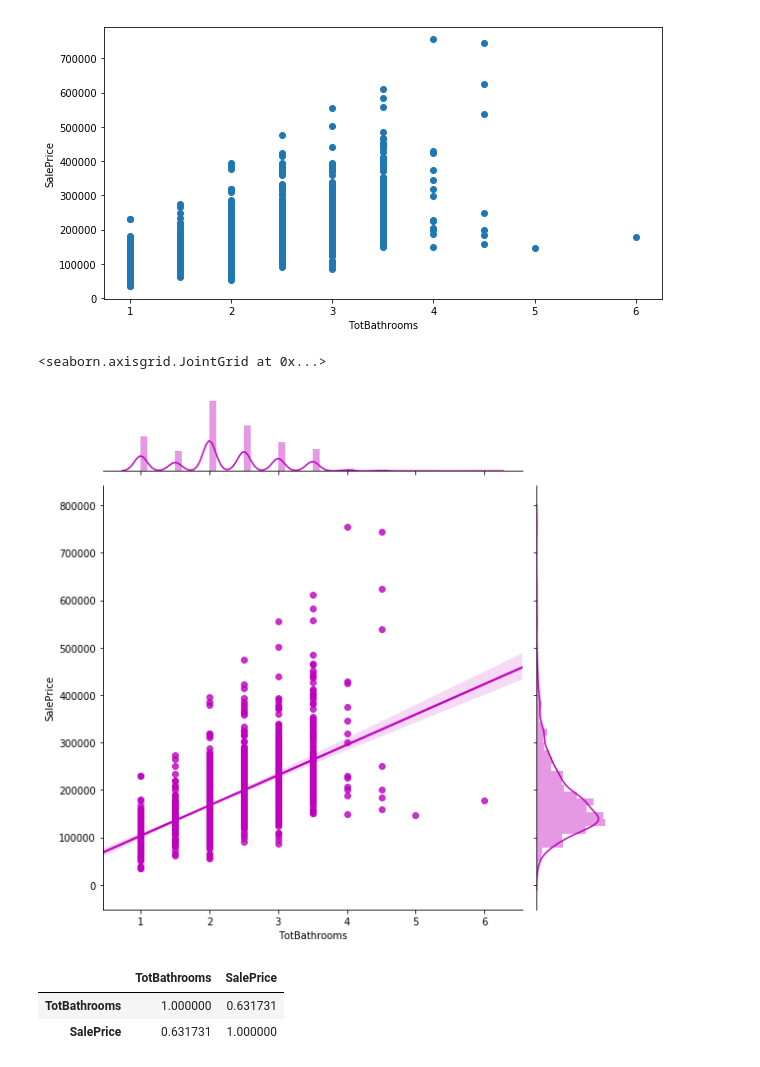
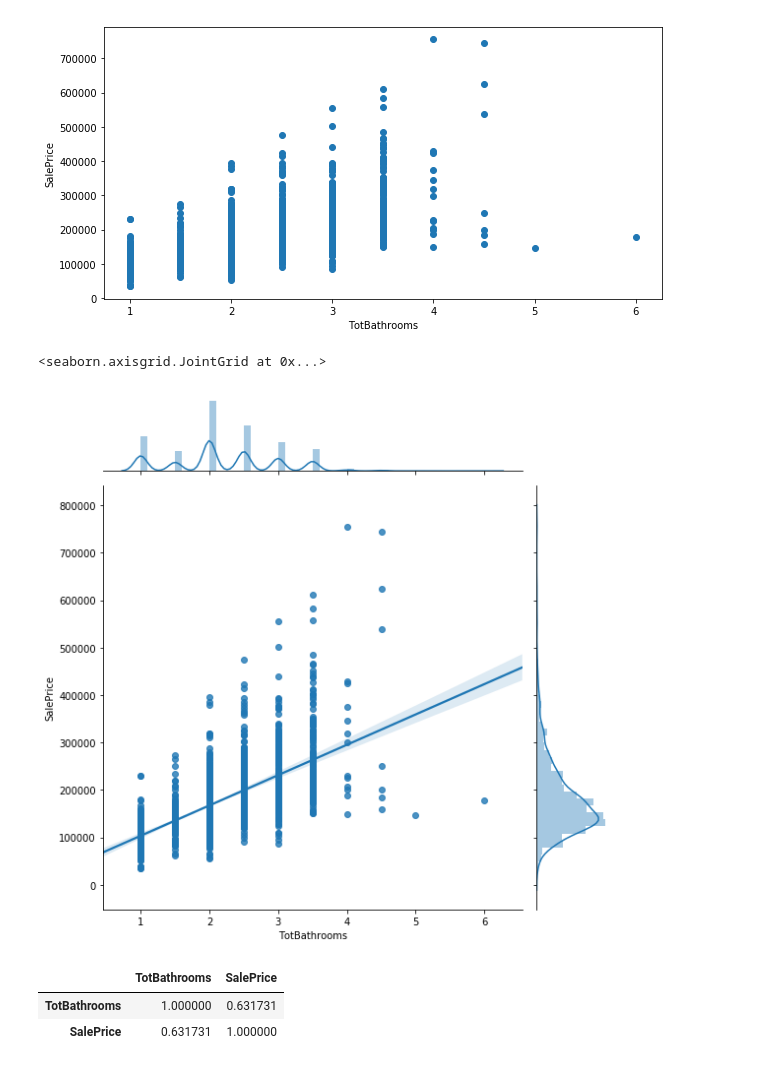
Before and after one commit to axyarthur/project3, a Jupyter notebook: WillThurston/Intro to EDA with Predicting Housing Prices.ipynb, the cells around one changed output. Drawn from its saved outputs; the diff is of its cells as text; code cells hidden in the pictures.

```diff
--- a/WillThurston/Intro to EDA with Predicting Housing Prices.ipynb
+++ b/WillThurston/Intro to EDA with Predicting Housing Prices.ipynb
@@ -12,12 +23,12 @@ import warnings
 warnings.filterwarnings('ignore')
 %matplotlib inline
 # %%
-data = pd.read_csv('train.csv', index_col=0)
-test = pd.read_csv('test.csv', index_col=0)
+train_data = pd.read_csv('train.csv', index_col=0)
+test_data = pd.read_csv('test.csv', index_col=0)
 
-all_data = pd.concat([data,test],sort=False)
+all_data = pd.concat([train_data,test_data],sort=False)
 # %%
-column_order = data.columns.tolist()
+column_order = train_data.columns.tolist()
 all_data = all_data[column_order]
 # %%
 print('Shape all_data: {}'.format(all_data.shape))
@@ -1206,9 +1263,5 @@ gc.collect()
 # %%
 numeric_columns = [c for c in all_data.columns if all_data[c].dtype in ['int64','float64']]
 category_columns = [c for c in all_data.columns if all_data[c].dtype not in ['int64','float64']]
-# %%
-# Replace Category string with corresponding int code
-for i in category_columns:
-    all_data.loc[:,i] = all_data.loc[:,i].cat.codes
 # %%
 # Shape should be (2919, 79)
@@ -1278,10 +1284,10 @@ plt.show()
 [figure]
 # %%
 sns.jointplot(data=all_data, x='TotBathrooms',y='SalePrice',
-              kind='reg', height =8,ratio=5, color='m')
+              kind='reg', height =8,ratio=5)
 # %% [output]
 <seaborn.axisgrid.JointGrid at 0x...>
-[figure, old version]
+[figure, new version]
 # %%
 all_data[['TotBathrooms','SalePrice']].corr()
 # %% [output]
```
Also changed, not shown: parts of 140 cells of this notebook.
